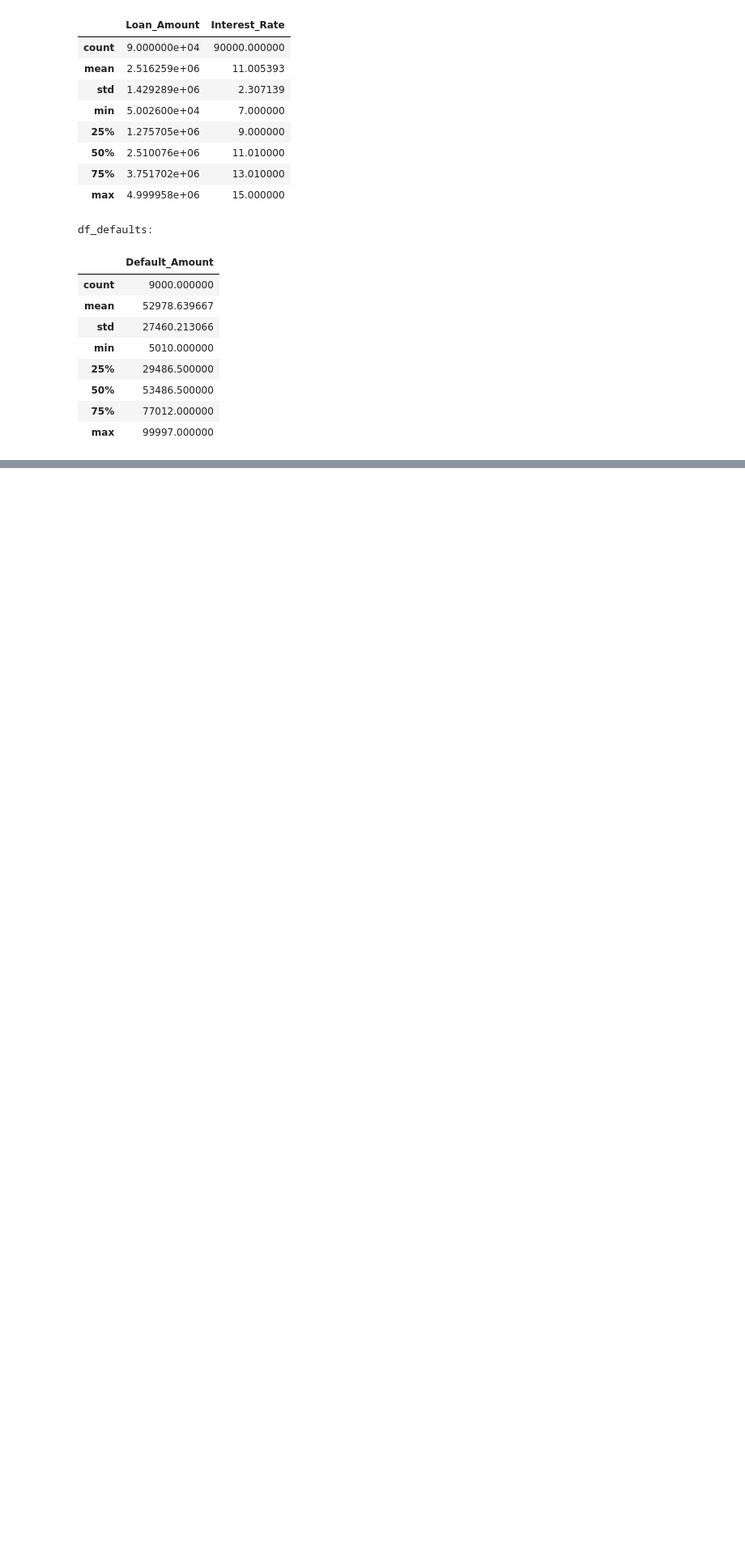
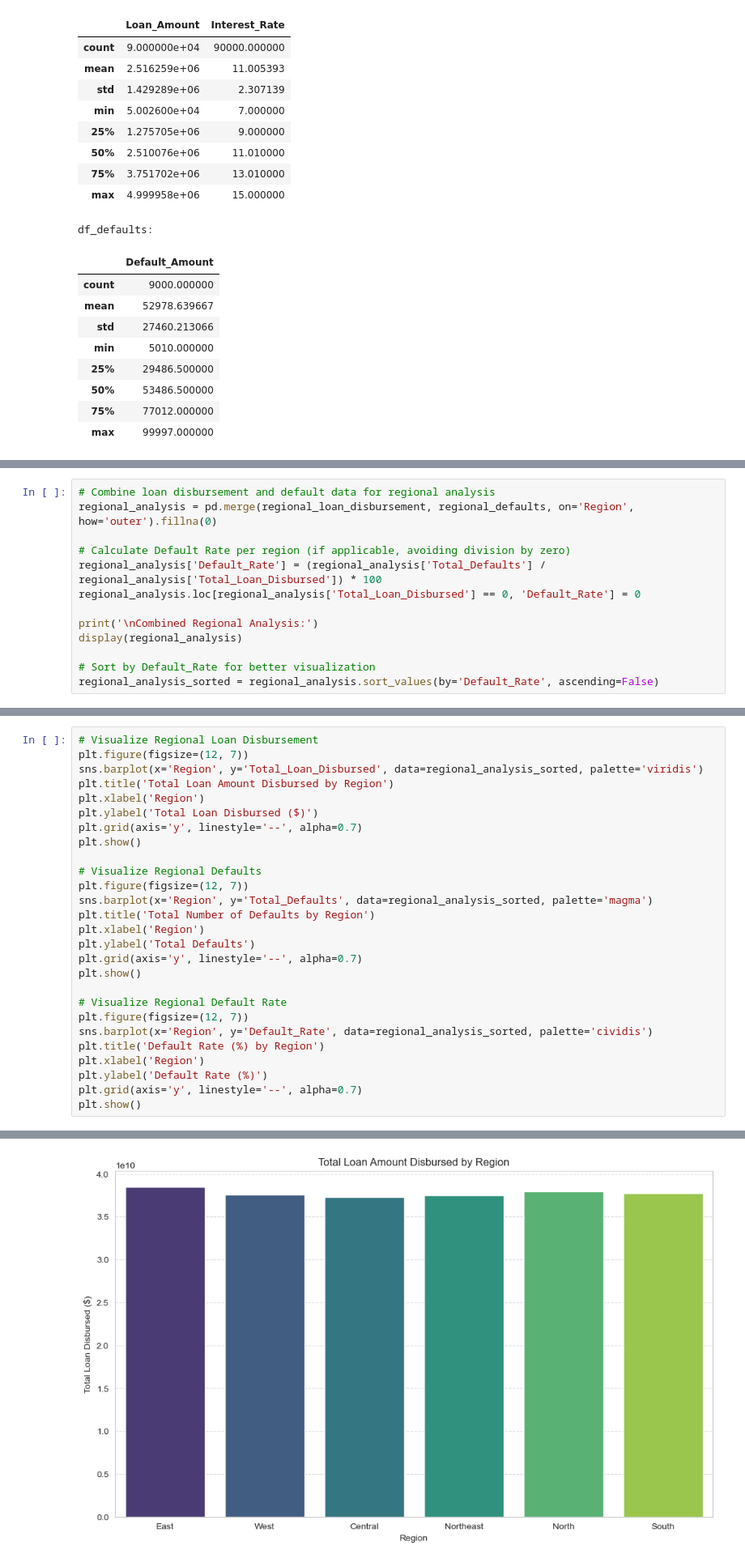
Before and after one commit to nisithasadangi/hv_assignment_28M_12A, a Jupyter notebook: assignment.ipynb, the cells around one changed output, grey strips where cells are left out. Shown at 81% size. Cells and saved outputs as stored; diff of their text form; blank space fills up the shorter version.

Commit message:
Descriptive Analysis

```diff
--- a/assignment.ipynb
+++ b/assignment.ipynb
@@ -378,0 +457,13 @@ df_defaults:
+# %%
+# Combine loan disbursement and default data for regional analysis
+regional_analysis = pd.merge(regional_loan_disbursement, regional_defaults, on='Region', how='outer').fillna(0)
+
+# Calculate Default Rate per region (if applicable, avoiding division by zero)
+regional_analysis['Default_Rate'] = (regional_analysis['Total_Defaults'] / regional_analysis['Total_Loan_Disbursed']) * 100
+regional_analysis.loc[regional_analysis['Total_Loan_Disbursed'] == 0, 'Default_Rate'] = 0
+
+print('\nCombined Regional Analysis:')
+display(regional_analysis)
+
+# Sort by Default_Rate for better visualization
+regional_analysis_sorted = regional_analysis.sort_values(by='Default_Rate', ascending=False)
@@ -378,0 +479,28 @@ df_defaults:
+# %%
+# Visualize Regional Loan Disbursement
+plt.figure(figsize=(12, 7))
+sns.barplot(x='Region', y='Total_Loan_Disbursed', data=regional_analysis_sorted, palette='viridis')
+plt.title('Total Loan Amount Disbursed by Region')
+plt.xlabel('Region')
+plt.ylabel('Total Loan Disbursed ($)')
+plt.grid(axis='y', linestyle='--', alpha=0.7)
+plt.show()
+
+# Visualize Regional Defaults
+plt.figure(figsize=(12, 7))
+sns.barplot(x='Region', y='Total_Defaults', data=regional_analysis_sorted, palette='magma')
+plt.title('Total Number of Defaults by Region')
+plt.xlabel('Region')
+plt.ylabel('Total Defaults')
+plt.grid(axis='y', linestyle='--', alpha=0.7)
+plt.show()
+
+# Visualize Regional Default Rate
+plt.figure(figsize=(12, 7))
+sns.barplot(x='Region', y='Default_Rate', data=regional_analysis_sorted, palette='cividis')
+plt.title('Default Rate (%) by Region')
+plt.xlabel('Region')
+plt.ylabel('Default Rate (%)')
+plt.grid(axis='y', linestyle='--', alpha=0.7)
+plt.show()
+# %% [output]
@@ -378,0 +510 @@ df_defaults:
+[figure, added]
```
Also changed, not shown: parts of 11 cells of this notebook.
